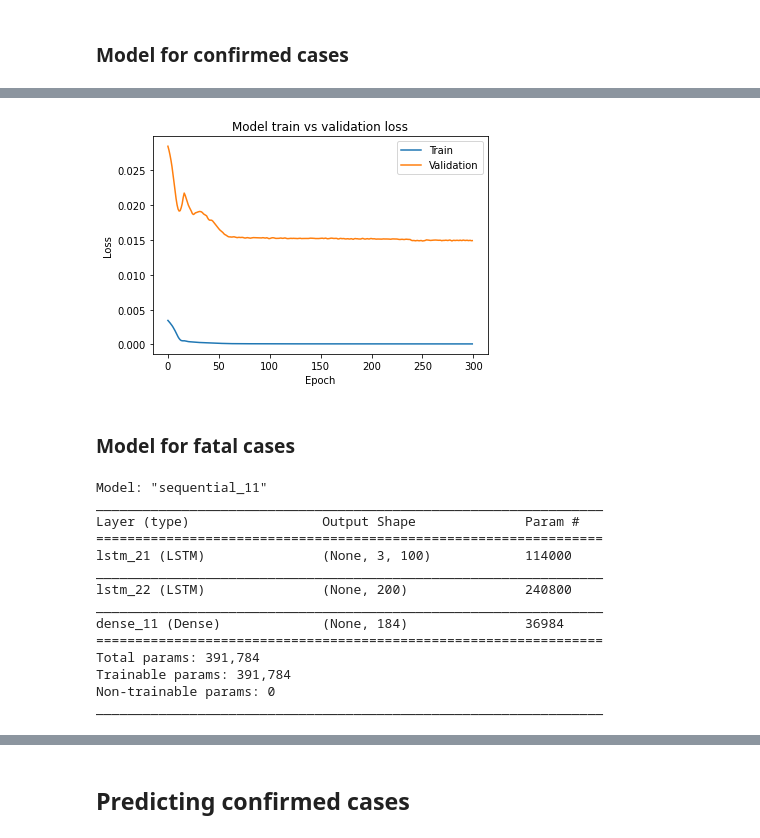
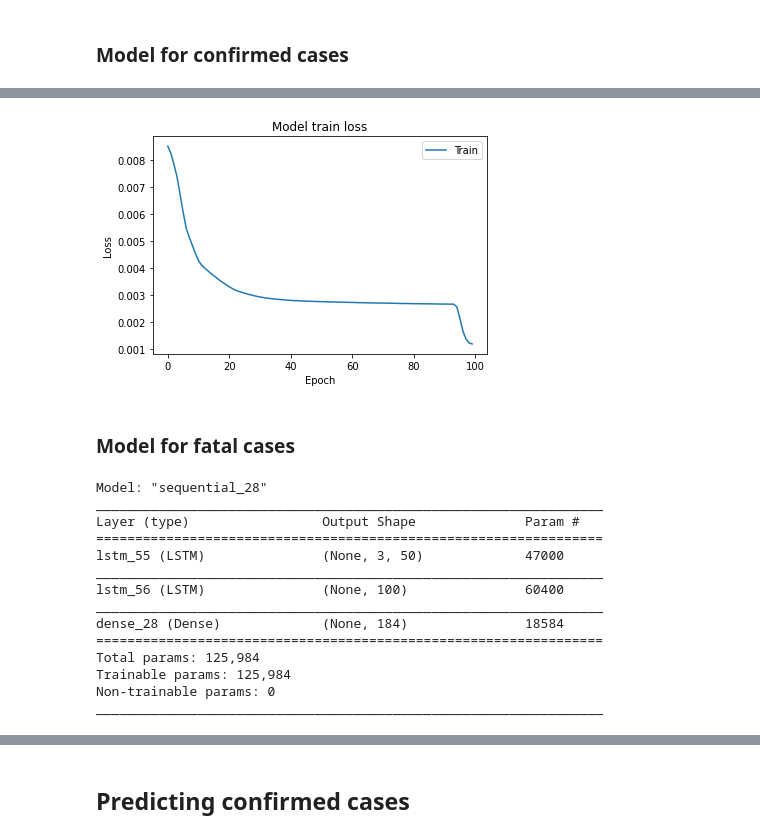
Before and after one commit to NevenaSoldat/LSTM_covid19_forecast, a Jupyter notebook: Multivariate forecasting.ipynb, the cells around one changed output, grey strips where cells are left out. Cells and saved outputs as stored; diff of their text form; code cells hidden in the pictures.

```diff
--- a/Multivariate forecasting.ipynb
+++ b/Multivariate forecasting.ipynb
@@ -220,7 +220,7 @@ We can't use train_test_split function, since observations in our time series da
 # %% [markdown]
 ### Confirmed cases
 # %%
-n_c = int(X_confirmed.shape[0]*0.9)
+n_c = int(X_confirmed.shape[0]*0.8)
 
 X_train_confirmed = X_confirmed[:n_c]
 X_val_confirmed = X_confirmed[n_c:]
@@ -249,8 +249,8 @@ print(X_train_fatal.shape, X_val_fatal.shape, y_train_fatal.shape, y_val_fatal.s
 from keras.layers import LeakyReLU
 
 n_features = X_confirmed.shape[2]
-epochs = 300
-batch_size = 32
+epochs = 100
+batch_size = 38
 
 from keras.layers import RepeatVector, TimeDistributed
 
@@ -281,11 +281,6 @@ _________________________________________________________________
 # msle only cares about relative difference between true and predicted value
 
 model_confirmed.compile(optimizer='adam', loss = 'msle', metrics = ['acc'])
-#callbacks = [ReduceLROnPlateau(monitor='val_l|oss', patience = 5, verbose = 1, factor = 0.6),
-#             EarlyStopping(monitor='val_loss', patience = 20),
-#             ModelCheckpoint(filepath = 'best_model_confirmed.h5', monitor ='val_loss', save_best_only = True)]
-
 # fit the model
-hist = model_confirmed.fit(X_train_confirmed, y_train_confirmed, epochs = epochs,
-                           validation_split = 0.33)
+hist = model_confirmed.fit(X_train_confirmed, y_train_confirmed, epochs = epochs)
 # %% [output]
@@ -315,43 +310,42 @@ Model accuracy: 79.41 %
 # %%
 # OVERFITTING - val_loss >> train_loss
 # just right would be val_loss ~ train_loss
 
 plt.plot(hist.history['loss'])
-plt.plot(hist.history['val_loss'])
-plt.title('Model train vs validation loss')
+plt.title('Model train loss')
 plt.ylabel('Loss')
 plt.xlabel('Epoch')
 plt.legend(['Train', 'Validation'], loc='upper right')
 plt.show()
 # %% [output]
-[figure, old version]
+[figure, new version]
 # %% [markdown]
 ### Model for fatal cases
 # %%
 n_features = X_fatalities.shape[2]
-epochs = 300
+epochs = 100
 batch_size = 38
 
 
 model_fatalities = Sequential()
-model_fatalities.add(LSTM(100, activation='relu', input_shape =(n_steps, n_features), return_sequences = True))
-model_fatalities.add(LSTM(200, activation ='relu'))
+model_fatalities.add(LSTM(50, activation='relu', input_shape =(n_steps, n_features), return_sequences = True))
+model_fatalities.add(LSTM(100, activation ='relu'))
 model_fatalities.add(Dense(n_features, activation = 'relu'))
 
 model_fatalities.summary()
 # %% [output]
-Model: "sequential_11"
+Model: "sequential_28"
 _________________________________________________________________
 Layer (type)                 Output Shape              Param #
 =================================================================
-lstm_21 (LSTM)               (None, 3, 100)            114000
+lstm_55 (LSTM)               (None, 3, 50)             47000
 _________________________________________________________________
-lstm_22 (LSTM)               (None, 200)               240800
+lstm_56 (LSTM)               (None, 100)               60400
 _________________________________________________________________
-dense_11 (Dense)             (None, 184)               36984
+dense_28 (Dense)             (None, 184)               18584
 =================================================================
-Total params: 391,784
-Trainable params: 391,784
+Total params: 125,984
+Trainable params: 125,984
 Non-trainable params: 0
 _________________________________________________________________
 # %%
```
Also changed, not shown: parts of 13 cells of this notebook.
